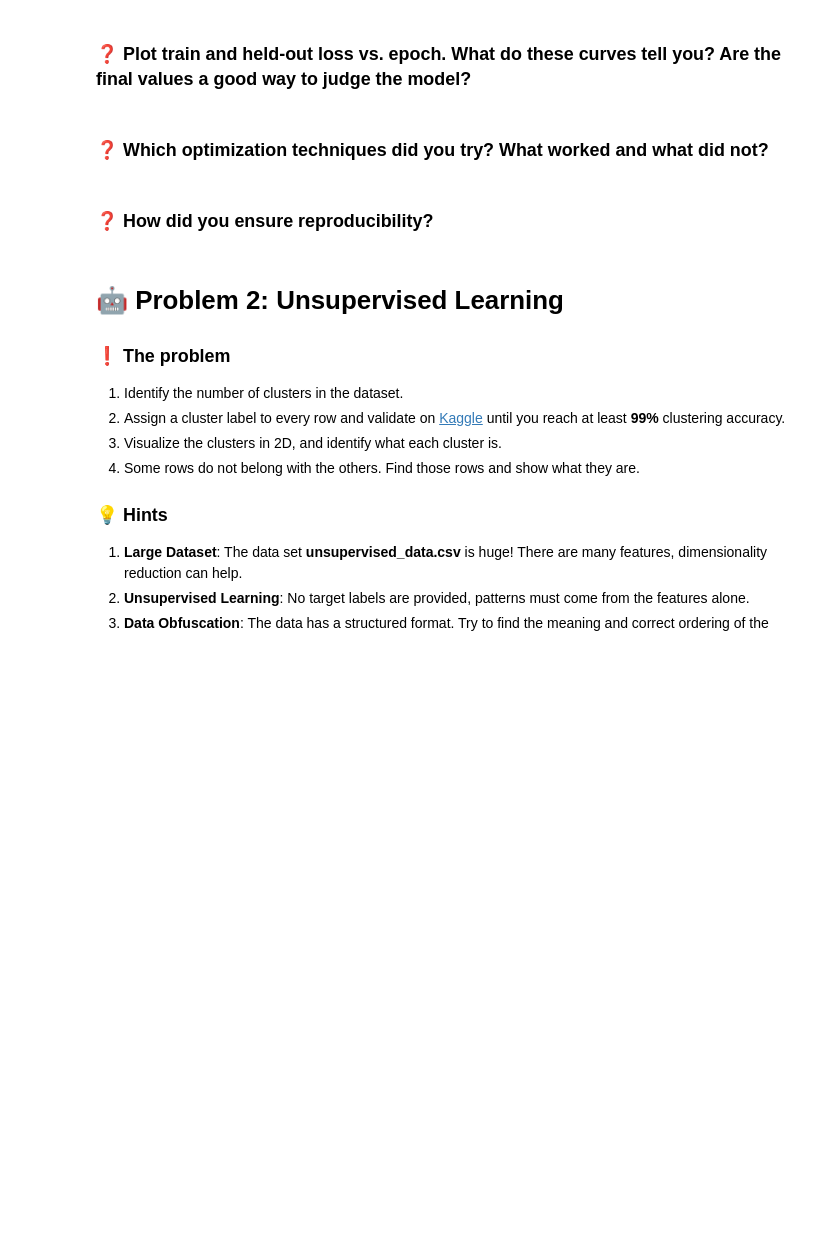
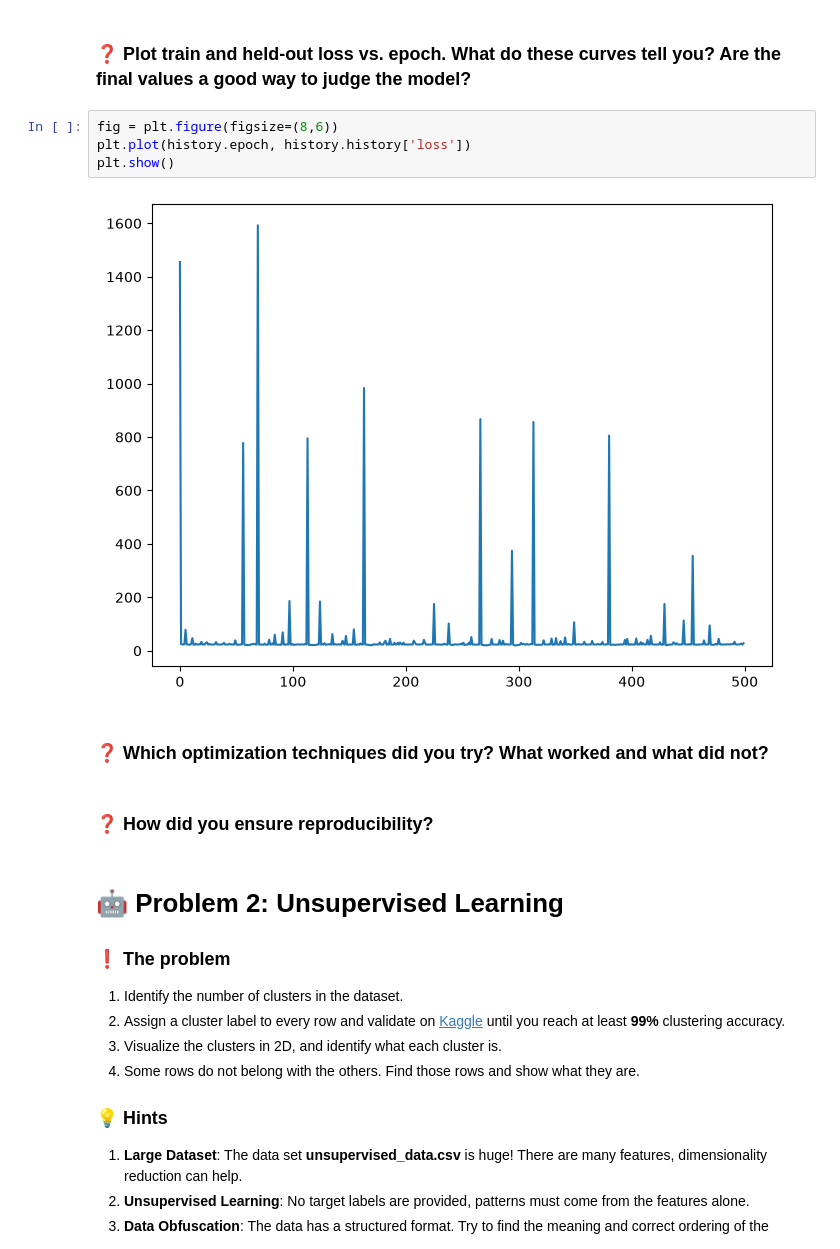
Before and after one commit to savmidt/tdt4172_intro_ml, a Jupyter notebook: Assignment3/problem.ipynb, the cells around one changed output. Saved outputs shown, nothing was run; the diff lists cells and outputs as text; blank space fills up the shorter version.

```diff
--- a/Assignment3/problem.ipynb
+++ b/Assignment3/problem.ipynb
@@ -323,5 +333,11 @@ plt.show()
 # %% [markdown]
 ### ❓ Plot train and held-out loss vs. epoch. What do these curves tell you? Are the final values a good way to judge the model?
+# %%
+fig = plt.figure(figsize=(8,6))
+plt.plot(history.epoch, history.history['loss'])
+plt.show()
+# %% [output]
+[figure, added]
 # %% [markdown]
 ### ❓ Which optimization techniques did you try? What worked and what did not?
 # %% [markdown]
```
Also changed, not shown: parts of 2 cells of this notebook.
